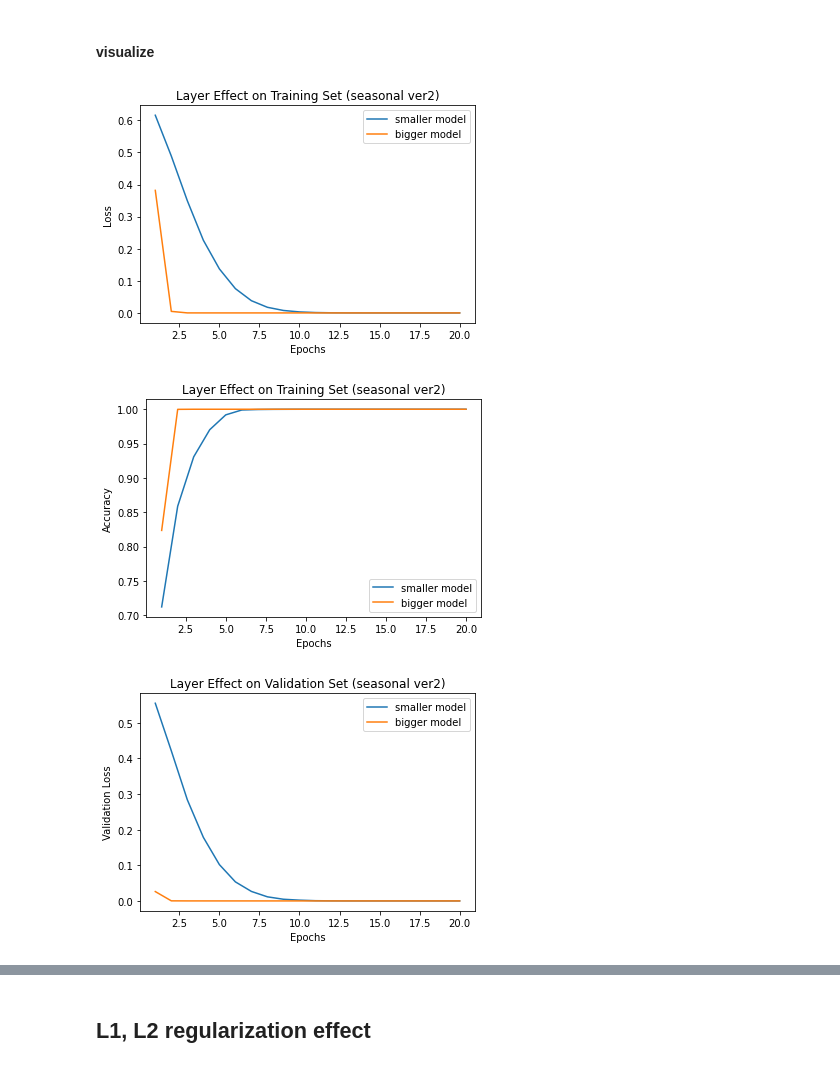
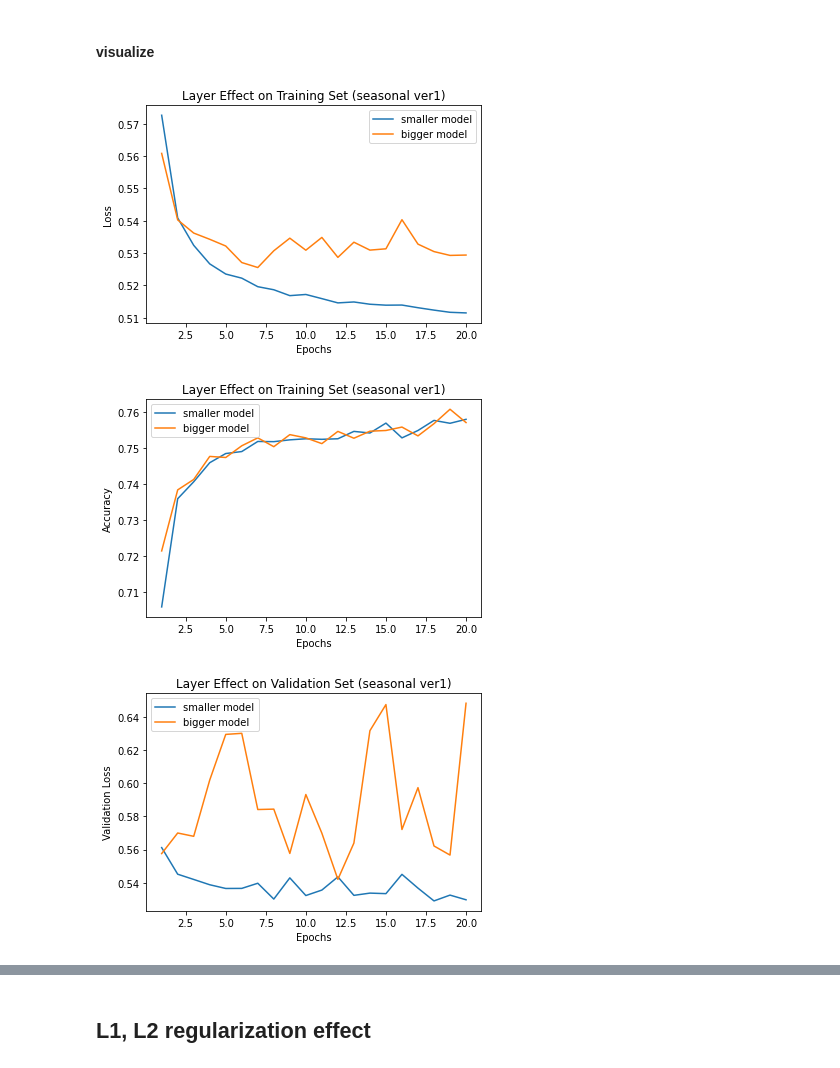
Before and after one commit to mjiii25/22-1_DL, a Jupyter notebook: team-project/modeling-dl.ipynb, the cells around one changed output, grey strips where cells are left out. Drawn from its saved outputs; the diff is of its cells as text; code cells hidden in the pictures.

```diff
--- a/team-project/modeling-dl.ipynb
+++ b/team-project/modeling-dl.ipynb
@@ -2810,7 +2810,7 @@ from sklearn.model_selection import train_test_split
 feature = train_seasonal_ver1.iloc[:,1:-1]
 target = train_seasonal_ver1['seasonal_vaccine']
 
-x_train_seasonal_ver1, x_valid_seasonal_ver1, y_train_seasonal_ver1, y_valid_seasonal_ver1 = train_test_split(feature, target, test_size=0.2,shuffle=True,
+x_train_seasonal_ver1, x_valid_seasonal_ver1, y_train_seasonal_ver1, y_valid_seasonal_ver1 = train_test_split(feature, target, test_size=0.4,shuffle=True,
                                                                                                               stratify=target,  random_state=1234)
 # %% [markdown]
 ### Layer effect
@@ -2844,7 +2844,7 @@ model_seasonal_ver1_s.compile(optimizer = "rmsprop",
 history_seasonal_ver1_s = model_seasonal_ver1_s.fit(x_train_seasonal_ver1,
                                                     y_train_seasonal_ver1,
                                                     epochs = 20,
-                                                    batch_size = 512,
+                                                    batch_size = 16,
                                                     validation_data = (x_valid_seasonal_ver1, y_valid_seasonal_ver1))
 # %% [output]
 Epoch 1/20
@@ -2899,7 +2899,7 @@ model_seasonal_ver1_b.compile(optimizer = "rmsprop",
 history_seasonal_ver1_b = model_seasonal_ver1_b.fit(x_train_seasonal_ver1,
                                                     y_train_seasonal_ver1,
                                                     epochs = 20,
-                                                    batch_size = 512,
+                                                    batch_size = 16,
                                                     validation_data = (x_valid_seasonal_ver1, y_valid_seasonal_ver1))
 # %% [output]
 Epoch 1/20
@@ -2927,27 +2927,27 @@ Epoch 20/20
 
 import matplotlib.pyplot as plt
 
-history_dict_seasonal_ver2_s = history_seasonal_ver2_s.history
-history_dict_seasonal_ver2_b = history_seasonal_ver2_b.history
+history_dict_seasonal_ver1_s = history_seasonal_ver1_s.history
+history_dict_seasonal_ver1_b = history_seasonal_ver1_b.history
 
-loss_values_seasonal_ver2_s = history_dict_seasonal_ver2_s["loss"]
-loss_values_seasonal_ver2_b = history_dict_seasonal_ver2_b["loss"]
+loss_values_seasonal_ver1_s = history_dict_seasonal_ver1_s["loss"]
+loss_values_seasonal_ver1_b = history_dict_seasonal_ver1_b["loss"]
 
-epochs = range(1, len(loss_values_seasonal_ver2_s) + 1)
+epochs = range(1, len(loss_values_seasonal_ver1_s) + 1)
 
 
-plt.plot(epochs, loss_values_seasonal_ver2_s, label="smaller model")
-plt.plot(epochs, loss_values_seasonal_ver2_b, label="bigger model")
+plt.plot(epochs, loss_values_seasonal_ver1_s, label="smaller model")
+plt.plot(epochs, loss_values_seasonal_ver1_b, label="bigger model")
 
 
-plt.title("Layer Effect on Training Set (seasonal ver2)")
+plt.title("Layer Effect on Training Set (seasonal ver1)")
 plt.xlabel("Epochs")
 plt.ylabel("Loss")
 #plt.ylim([0.3,0.9])
 plt.legend()
 plt.show()
 # %% [output]
-[figure, old version]
+[figure, new version]
 # %%
 # Layer effect on training accuracy
 
@@ -2956,50 +2956,50 @@ import matplotlib.pyplot as plt
 
 
 
-acc_values_seasonal_ver2_s = history_dict_seasonal_ver2_s["accuracy"]
-acc_values_seasonal_ver2_b = history_dict_seasonal_ver2_b["accuracy"]
+acc_values_seasonal_ver1_s = history_dict_seasonal_ver1_s["accuracy"]
+acc_values_seasonal_ver1_b = history_dict_seasonal_ver1_b["accuracy"]
 
-epochs = range(1, len(acc_values_seasonal_ver2_s) + 1)
+epochs = range(1, len(acc_values_seasonal_ver1_s) + 1)
 
 
-plt.plot(epochs, acc_values_seasonal_ver2_s, label="smaller model")
-plt.plot(epochs, acc_values_seasonal_ver2_b, label="bigger model")
+plt.plot(epochs, acc_values_seasonal_ver1_s, label="smaller model")
+plt.plot(epochs, acc_values_seasonal_ver1_b, label="bigger model")
 
 
-plt.title("Layer Effect on Training Set (seasonal ver2)")
+plt.title("Layer Effect on Training Set (seasonal ver1)")
 plt.xlabel("Epochs")
 plt.ylabel("Accuracy")
 #plt.ylim([0.3,0.9])
 plt.legend()
 plt.show()
 # %% [output]
-[figure, old version]
+[figure, new version]
 # %%
 # Layer effect on validation loss
 
 
 import matplotlib.pyplot as plt
 
 
 
-val_loss_values_seasonal_ver2_s = history_dict_seasonal_ver2_s["val_loss"]
-val_loss_values_seasonal_ver2_b = history_dict_seasonal_ver2_b["val_loss"]
+val_loss_values_seasonal_ver1_s = history_dict_seasonal_ver1_s["val_loss"]
+val_loss_values_seasonal_ver1_b = history_dict_seasonal_ver1_b["val_loss"]
 
-epochs = range(1, len(val_loss_values_seasonal_ver2_s) + 1)
+epochs = range(1, len(val_loss_values_seasonal_ver1_s) + 1)
 
 
-plt.plot(epochs, val_loss_values_seasonal_ver2_s, label="smaller model")
-plt.plot(epochs, val_loss_values_seasonal_ver2_b, label="bigger model")
+plt.plot(epochs, val_loss_values_seasonal_ver1_s, label="smaller model")
+plt.plot(epochs, val_loss_values_seasonal_ver1_b, label="bigger model")
 
 
-plt.title("Layer Effect on Validation Set (seasonal ver2)")
+plt.title("Layer Effect on Validation Set (seasonal ver1)")
 plt.xlabel("Epochs")
 plt.ylabel("Validation Loss")
 #plt.ylim([0.3,0.9])
 plt.legend()
 plt.show()
 # %% [output]
-[figure, old version]
+[figure, new version]
 # %%
 # Layer effect on validation accuracy
 
```
Also changed, not shown: parts of 4 cells of this notebook.
